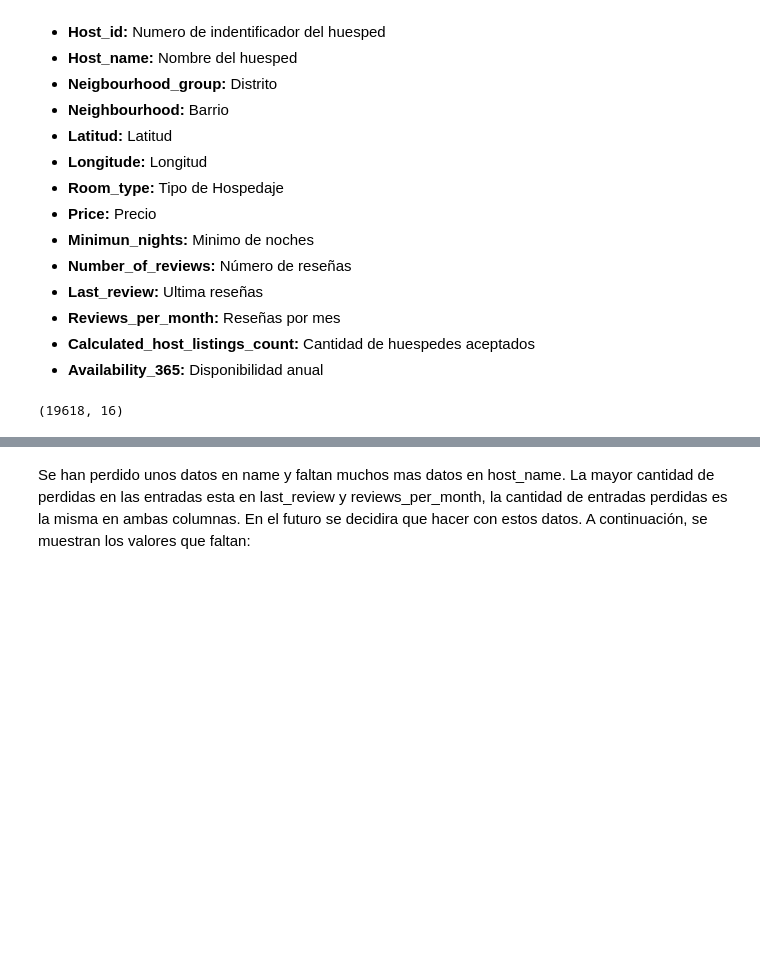
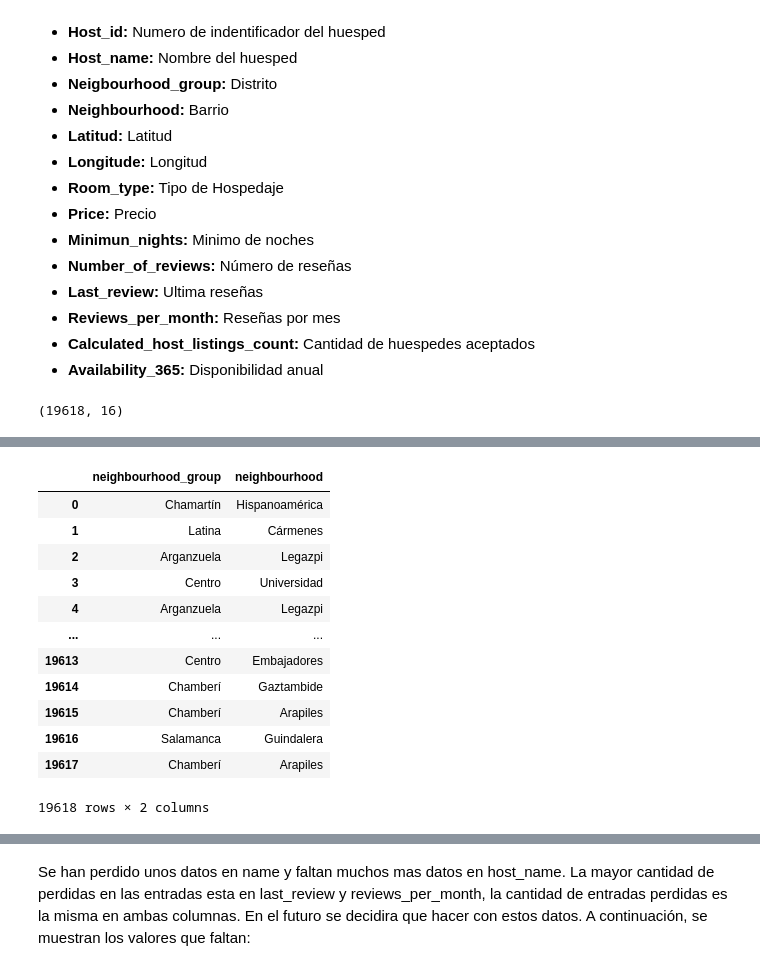
Before and after one commit to Factoria-F5-AI-Bootcamp-1-Edicion/Madrid_AirB-B, a Jupyter notebook: Madrid Airbnb.ipynb, the cells around one changed output, grey strips where cells are left out. Drawn from its saved outputs; the diff is of its cells as text; code cells hidden in the pictures; blank space fills up the shorter version.

```diff
--- a/Madrid Airbnb.ipynb
+++ b/Madrid Airbnb.ipynb
@@ -60,0 +83,19 @@ df.head(50)
+# %%
+
+
+df_group2 = df[["neighbourhood_group", "neighbourhood"]]
+df_group2
+# %% [output]
+|  | neighbourhood_group | neighbourhood |
+| 0 | Chamartín | Hispanoamérica |
+| 1 | Latina | Cármenes |
+| 2 | Arganzuela | Legazpi |
+| 3 | Centro | Universidad |
+| 4 | Arganzuela | Legazpi |
+| ... | ... | ... |
+| 19613 | Centro | Embajadores |
+| 19614 | Chamberí | Gaztambide |
+| 19615 | Chamberí | Arapiles |
+| 19616 | Salamanca | Guindalera |
+| 19617 | Chamberí | Arapiles |
+19618 rows × 2 columns
```
Also changed, not shown: parts of 13 cells of this notebook.
